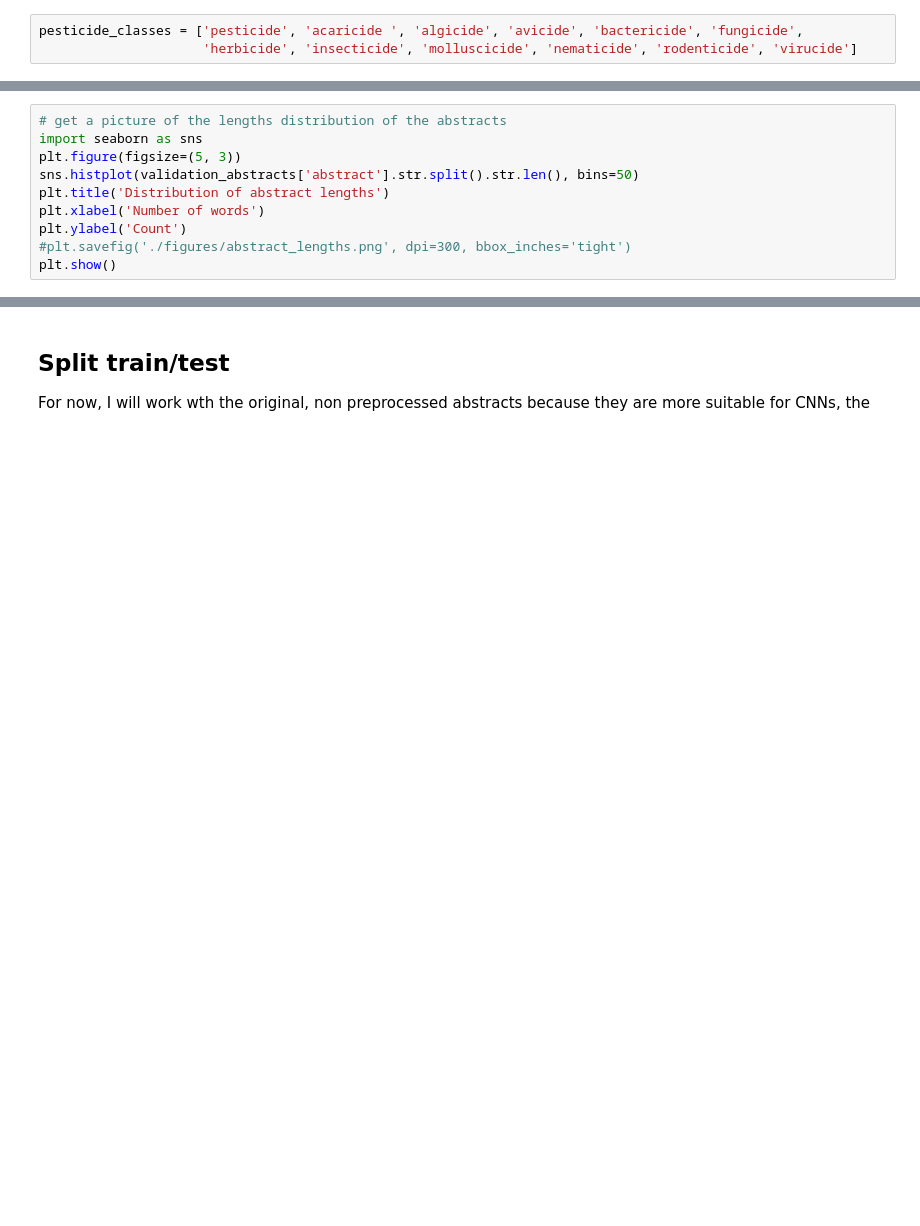
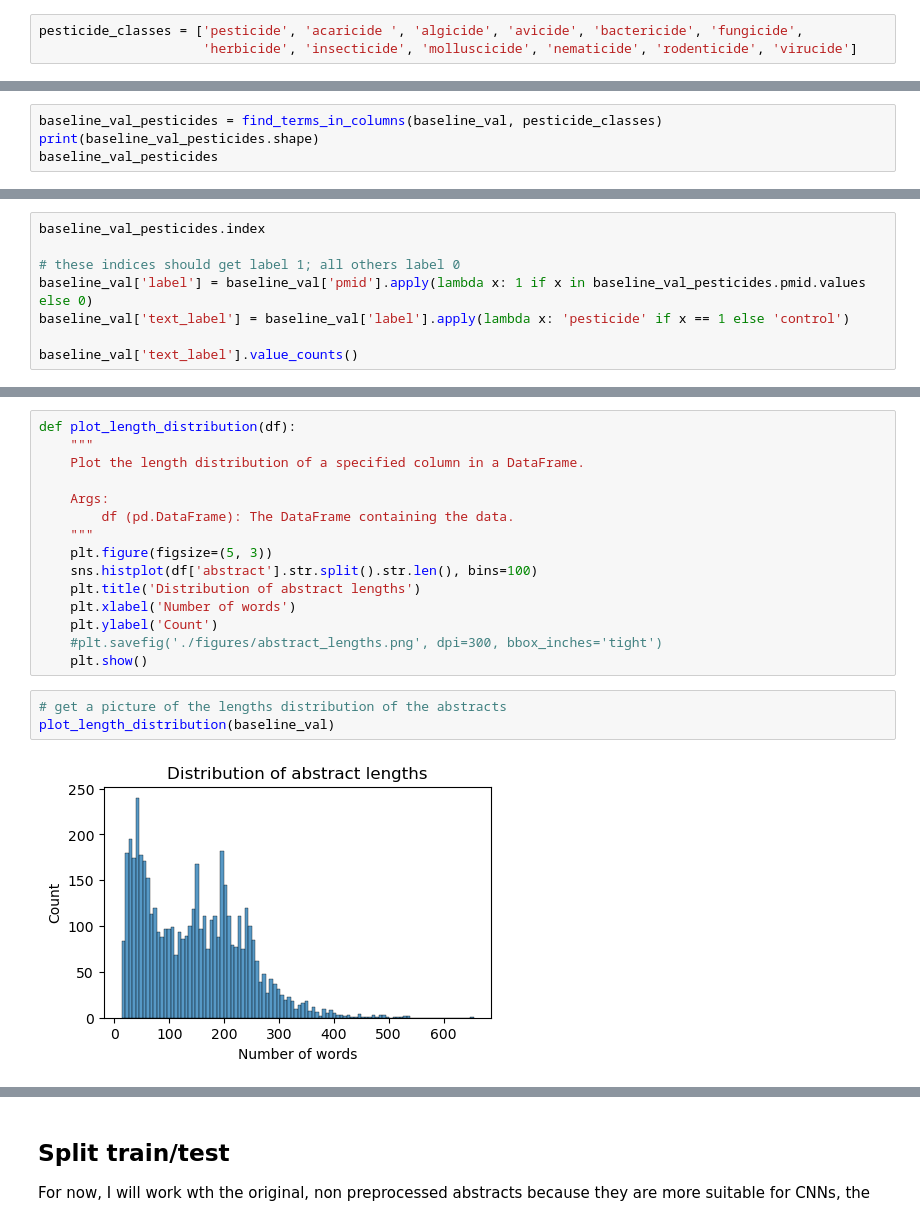
Before and after one commit to MichielNoback/pesticide_literature, a Jupyter notebook: abstract_retrieval_pipeline.ipynb, the cells around one changed output, grey strips where cells are left out. Drawn from its saved outputs; the diff is of its cells as text; blank space fills up the shorter version.

```diff
--- a/abstract_retrieval_pipeline.ipynb
+++ b/abstract_retrieval_pipeline.ipynb
@@ -215,0 +240,4 @@ baseline_train_test_pesticides
+# %%
+baseline_val_pesticides = find_terms_in_columns(baseline_val, pesticide_classes)
+print(baseline_val_pesticides.shape)
+baseline_val_pesticides
@@ -215,0 +270,8 @@ baseline_train_test_pesticides
+# %%
+baseline_val_pesticides.index
+
+# these indices should get label 1; all others label 0
+baseline_val['label'] = baseline_val['pmid'].apply(lambda x: 1 if x in baseline_val_pesticides.pmid.values else 0)
+baseline_val['text_label'] = baseline_val['label'].apply(lambda x: 'pesticide' if x == 1 else 'control')
+
+baseline_val['text_label'].value_counts()
@@ -226,10 +453,20 @@ validation_abstracts = validation_abstracts.reset_index(drop=True)
+# %%
+def plot_length_distribution(df):
+    """
+    Plot the length distribution of a specified column in a DataFrame.
+
+    Args:
+        df (pd.DataFrame): The DataFrame containing the data.
+    """
+    plt.figure(figsize=(5, 3))
+    sns.histplot(df['abstract'].str.split().str.len(), bins=100)
+    plt.title('Distribution of abstract lengths')
+    plt.xlabel('Number of words')
+    plt.ylabel('Count')
+    #plt.savefig('./figures/abstract_lengths.png', dpi=300, bbox_inches='tight')
+    plt.show()
 # %%
 # get a picture of the lengths distribution of the abstracts
-import seaborn as sns
-plt.figure(figsize=(5, 3))
-sns.histplot(validation_abstracts['abstract'].str.split().str.len(), bins=50)
-plt.title('Distribution of abstract lengths')
-plt.xlabel('Number of words')
-plt.ylabel('Count')
-#plt.savefig('./figures/abstract_lengths.png', dpi=300, bbox_inches='tight')
-plt.show()
+plot_length_distribution(baseline_val)
+# %% [output]
+[figure, added]
```
Also changed, not shown: parts of 86 cells of this notebook, 19 other files.
